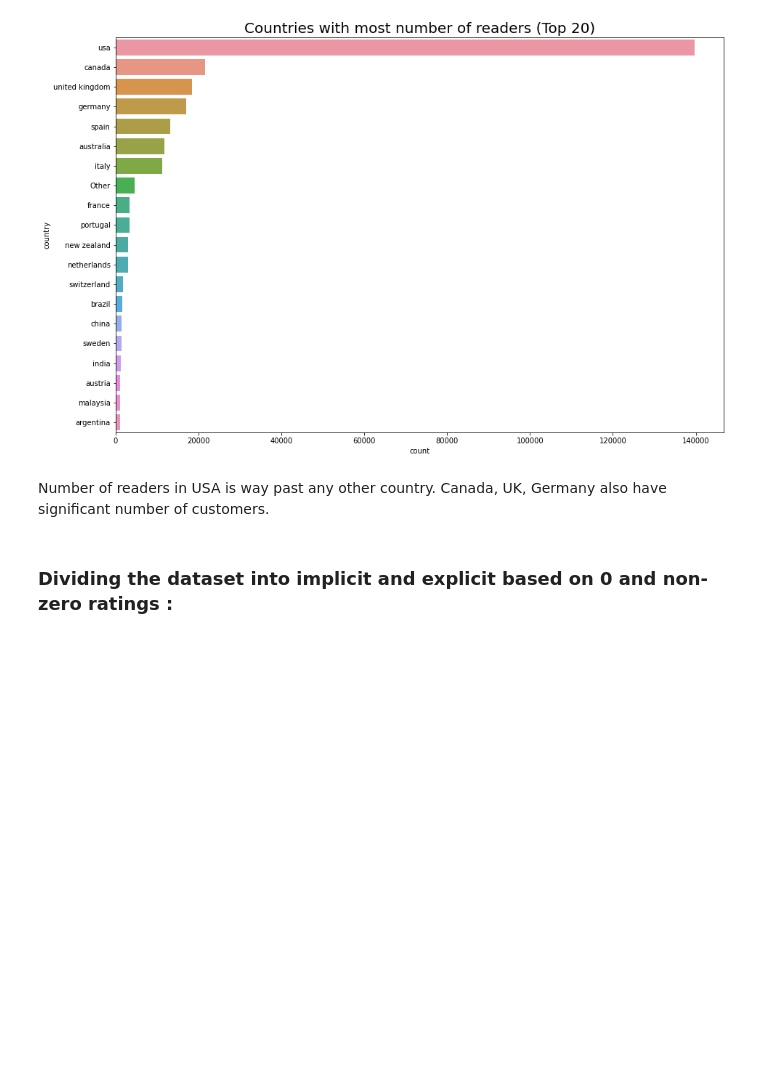
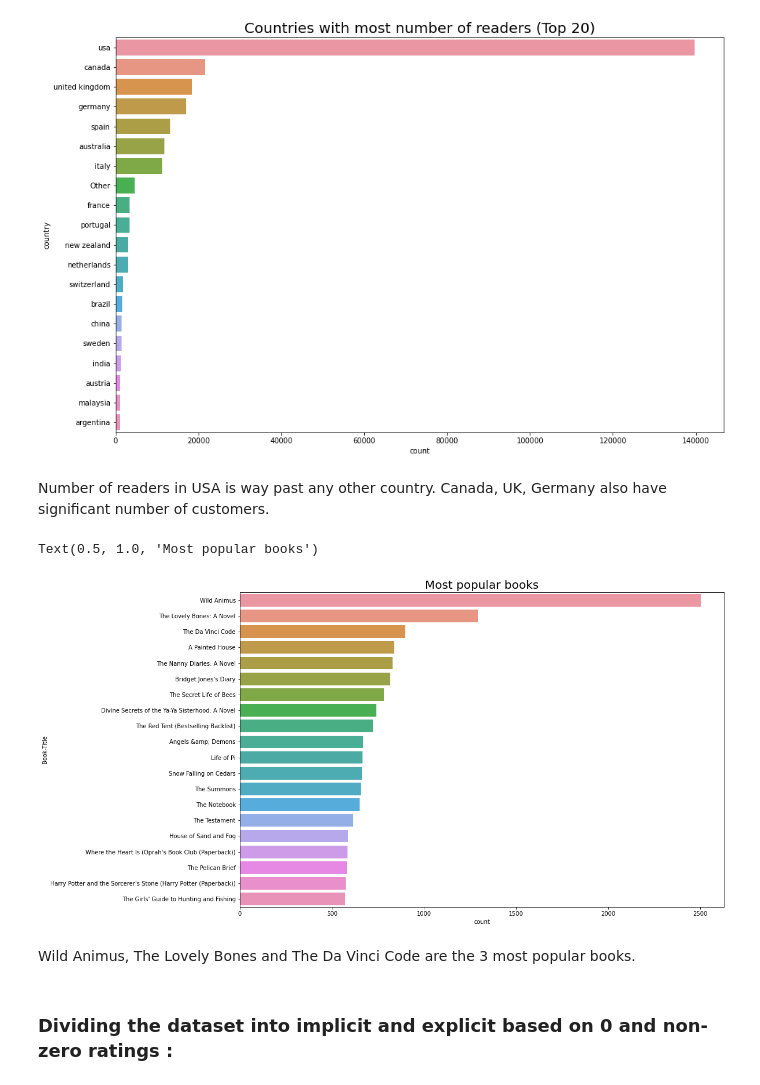
Before and after one commit to Subhajit53/Book-Recommendation-System, a Jupyter notebook: Book_Recommendation_System_Colab_Notebook.ipynb, the cells around one changed output. Drawn from its saved outputs; the diff is of its cells as text; code cells hidden in the pictures; blank space fills up the shorter version.

```diff
--- a/Book_Recommendation_System_Colab_Notebook.ipynb
+++ b/Book_Recommendation_System_Colab_Notebook.ipynb
@@ -505,6 +523,16 @@ Text(0.5, 1.0, 'Countries with most number of readers (Top 20)')
 [figure]
 # %% [markdown]
 Number of readers in USA is way past any other country. Canada, UK, Germany also have significant number of customers.
+# %%
+# Visualizing most popular books
+plt.figure(figsize=(15,10))
+sns.countplot(y="Book-Title", data=dataset, order=dataset['Book-Title'].value_counts().index[0:20])
+plt.title('Most popular books', fontsize = 20)
+# %% [output]
+Text(0.5, 1.0, 'Most popular books')
+[figure, added]
+# %% [markdown]
+Wild Animus, The Lovely Bones and The Da Vinci Code are the 3 most popular books.
 # %% [markdown]
 ### **Dividing the dataset into implicit and explicit based on 0 and non-zero ratings :**
 # %%
```
Also changed, not shown: parts of 8 cells of this notebook.
